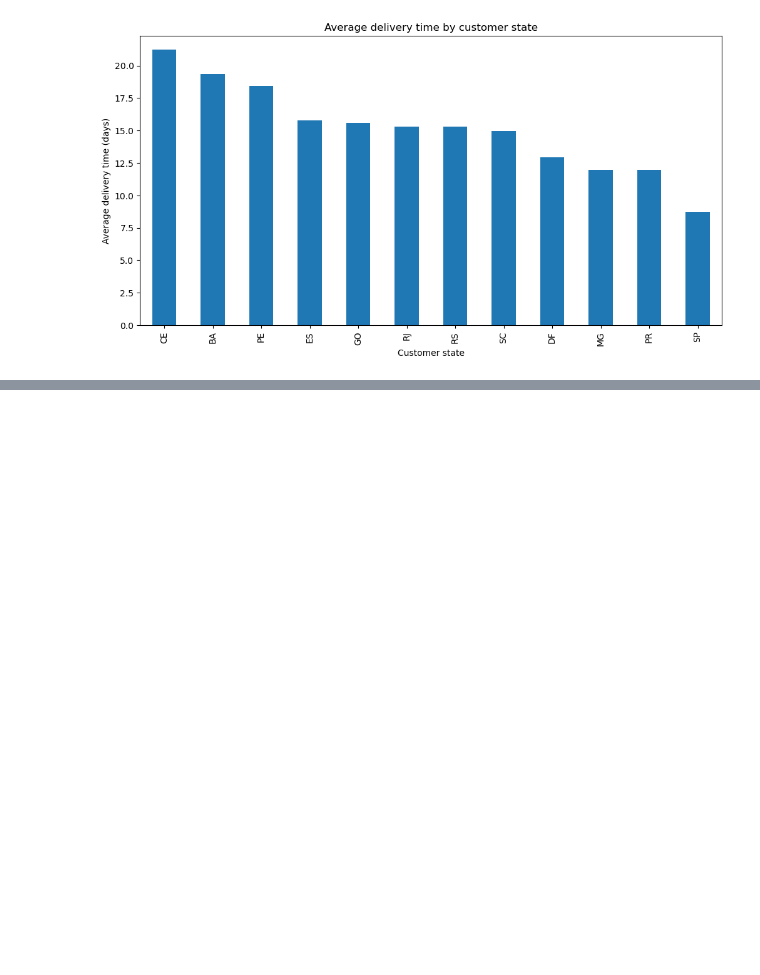
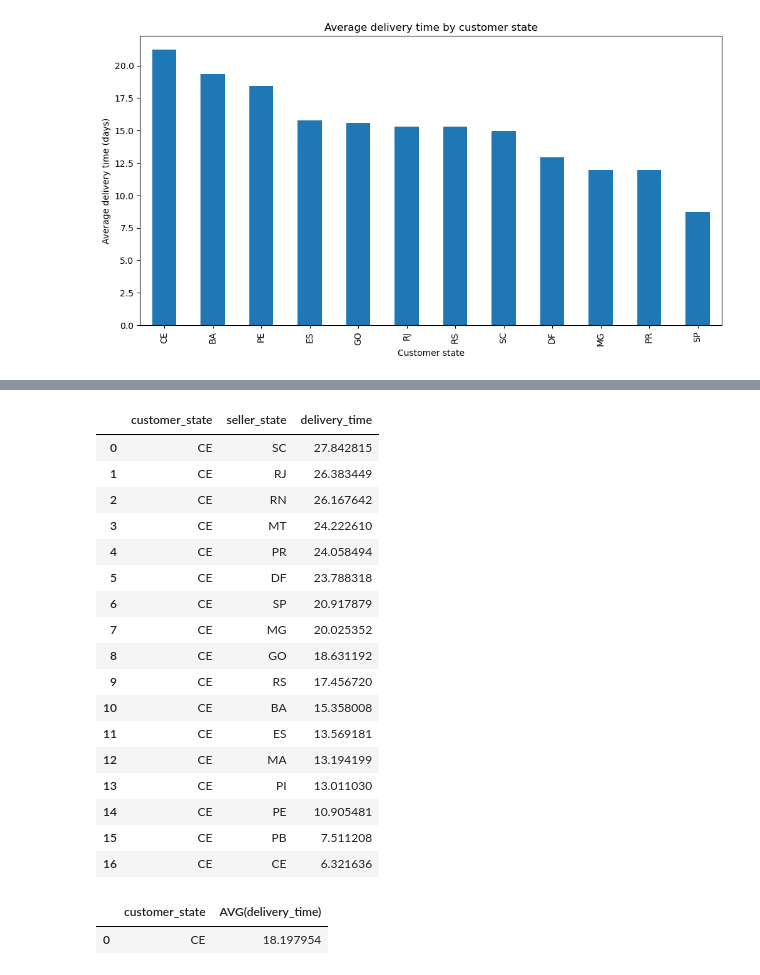
Before and after one commit to PedroAraigiH/olist-sql-analysis, a Jupyter notebook: analysis.ipynb, the cells around one changed output, grey strips where cells are left out. Saved outputs shown, nothing was run; the diff lists cells and outputs as text; code cells hidden in the pictures; blank space fills up the shorter version.

```diff
--- a/analysis.ipynb
+++ b/analysis.ipynb
@@ -656,0 +660,26 @@ run(f"SELECT customer_state, AVG(julianday(order_delivered_customer_date) - juli
+# %%
+run(f"SELECT customer_state, seller_state, AVG(julianday(order_delivered_customer_date) - julianday(order_purchase_timestamp)) AS delivery_time FROM orders o JOIN customers c ON o.customer_id = c.customer_id JOIN order_items i ON o.order_id = i.order_id JOIN sellers s ON i.seller_id = s.seller_id WHERE o.order_status = 'delivered' AND o.order_delivered_customer_date IS NOT NULL AND strftime('%Y-%m', o.order_purchase_timestamp) BETWEEN '2017-01' AND '2018-08' AND order_purchase_timestamp IS NOT NULL GROUP BY customer_state, seller_state HAVING customer_state = 'CE' ORDER BY delivery_time DESC")
+# %% [output]
+|  | customer_state | seller_state | delivery_time |
+| 0 | CE | SC | 27.842815 |
+| 1 | CE | RJ | 26.383449 |
+| 2 | CE | RN | 26.167642 |
+| 3 | CE | MT | 24.222610 |
+| 4 | CE | PR | 24.058494 |
+| 5 | CE | DF | 23.788318 |
+| 6 | CE | SP | 20.917879 |
+| 7 | CE | MG | 20.025352 |
+| 8 | CE | GO | 18.631192 |
+| 9 | CE | RS | 17.456720 |
+| 10 | CE | BA | 15.358008 |
+| 11 | CE | ES | 13.569181 |
+| 12 | CE | MA | 13.194199 |
+| 13 | CE | PI | 13.011030 |
+| 14 | CE | PE | 10.905481 |
+| 15 | CE | PB | 7.511208 |
+| 16 | CE | CE | 6.321636 |
+# %%
+run(f"SELECT customer_state, AVG(delivery_time) FROM (SELECT customer_state, seller_state, AVG(julianday(order_delivered_customer_date) - julianday(order_purchase_timestamp)) AS delivery_time FROM orders o JOIN customers c ON o.customer_id = c.customer_id JOIN order_items i ON o.order_id = i.order_id JOIN sellers s ON i.seller_id = s.seller_id WHERE o.order_status = 'delivered' AND o.order_delivered_customer_date IS NOT NULL AND strftime('%Y-%m', o.order_purchase_timestamp) BETWEEN '2017-01' AND '2018-08' AND order_purchase_timestamp IS NOT NULL GROUP BY customer_state, seller_state HAVING customer_state = 'CE' ORDER BY delivery_time DESC)")
+# %% [output]
+|  | customer_state | AVG(delivery_time) |
+| 0 | CE | 18.197954 |
```
Also changed, not shown: parts of 20 cells of this notebook, 4 other files.
